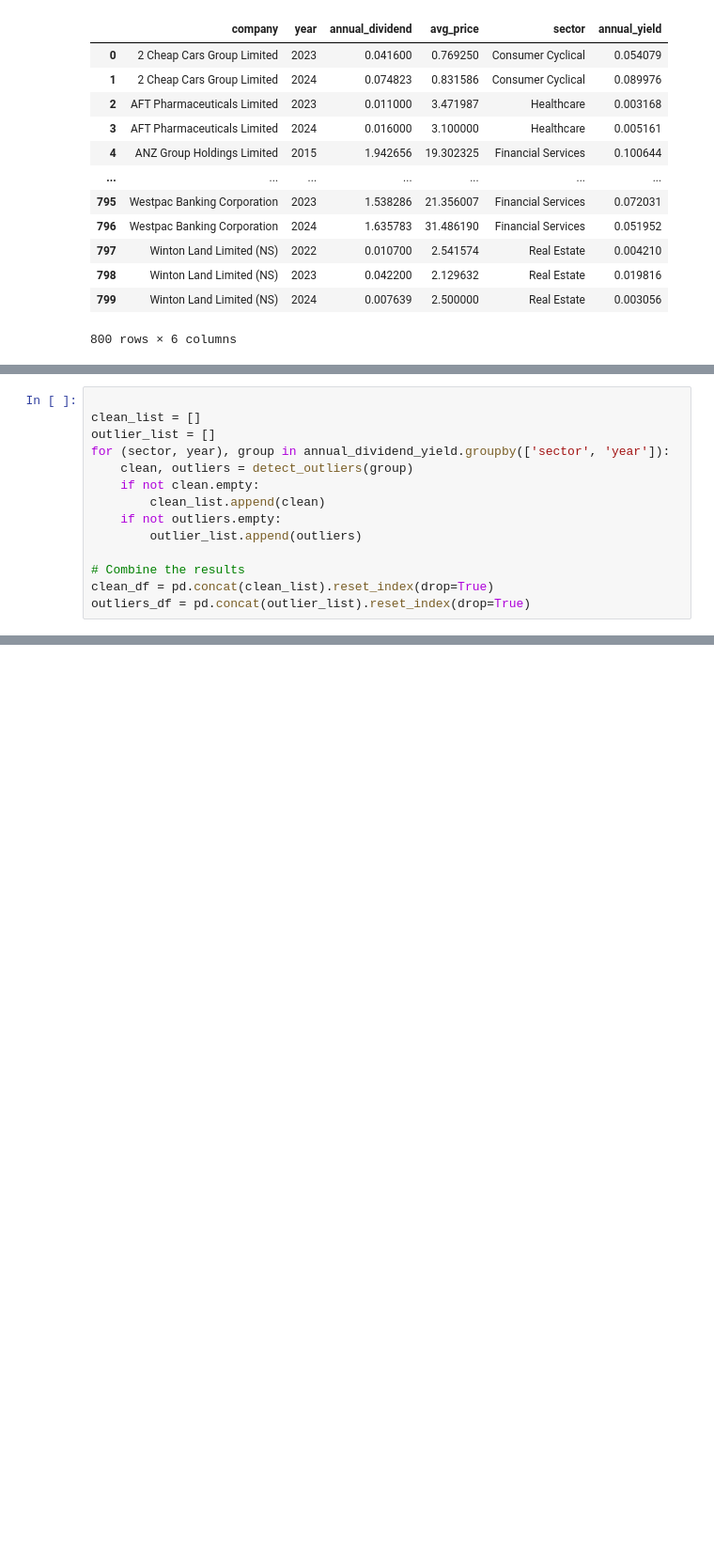
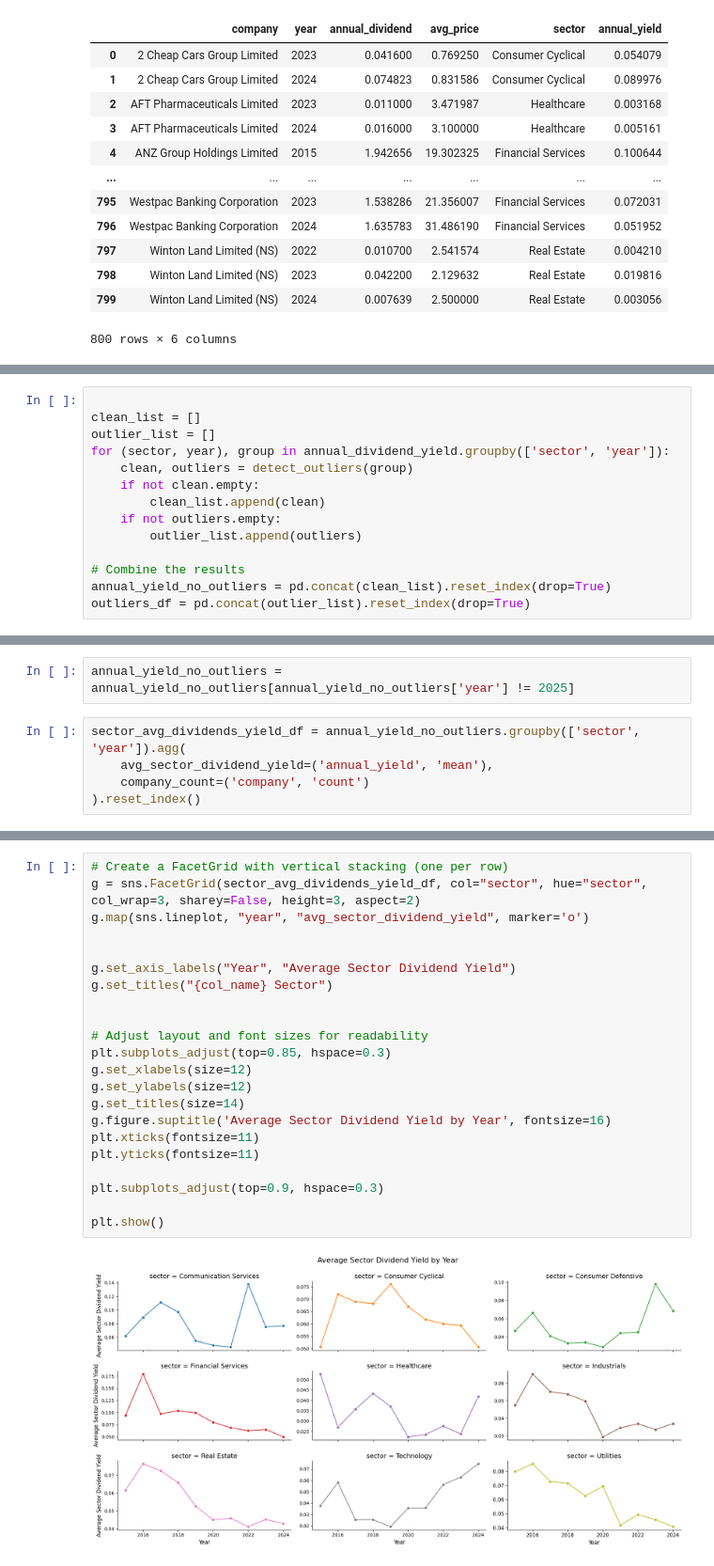
Before and after one commit to aaronyang11/data_analysis, a Jupyter notebook: sector_dividend_analysis.ipynb, the cells around one changed output, grey strips where cells are left out. Shown at 94% size. Saved outputs shown, nothing was run; the diff lists cells and outputs as text; blank space fills up the shorter version.

```diff
--- a/sector_dividend_analysis.ipynb
+++ b/sector_dividend_analysis.ipynb
@@ -355,7 +396,7 @@ for (sector, year), group in annual_dividend_yield.groupby(['sector', 'year']):
         outlier_list.append(outliers)
 
 # Combine the results
-clean_df = pd.concat(clean_list).reset_index(drop=True)
+annual_yield_no_outliers = pd.concat(clean_list).reset_index(drop=True)
 outliers_df = pd.concat(outlier_list).reset_index(drop=True)
 # %%
 outliers_df
@@ -400,0 +442,7 @@ dividends_df[dividends_df['company'] == 'The Bankers Investment Trust Plc']
+# %%
+annual_yield_no_outliers = annual_yield_no_outliers[annual_yield_no_outliers['year'] != 2025]
+# %%
+sector_avg_dividends_yield_df = annual_yield_no_outliers.groupby(['sector', 'year']).agg(
+    avg_sector_dividend_yield=('annual_yield', 'mean'),
+    company_count=('company', 'count')
+).reset_index()
@@ -400,0 +469,24 @@ dividends_df[dividends_df['company'] == 'The Bankers Investment Trust Plc']
+# %%
+# Create a FacetGrid with vertical stacking (one per row)
+g = sns.FacetGrid(sector_avg_dividends_yield_df, col="sector", hue="sector", col_wrap=3, sharey=False, height=3, aspect=2)
+g.map(sns.lineplot, "year", "avg_sector_dividend_yield", marker='o')
+
+
+g.set_axis_labels("Year", "Average Sector Dividend Yield")
+g.set_titles("{col_name} Sector")
+
+
+# Adjust layout and font sizes for readability
+plt.subplots_adjust(top=0.85, hspace=0.3)
+g.set_xlabels(size=12)
+g.set_ylabels(size=12)
+g.set_titles(size=14)
+g.figure.suptitle('Average Sector Dividend Yield by Year', fontsize=16)
+plt.xticks(fontsize=11)
+plt.yticks(fontsize=11)
+
+plt.subplots_adjust(top=0.9, hspace=0.3)
+
+plt.show()
+# %% [output]
+[figure, added]
```
Also changed, not shown: parts of 23 cells of this notebook.
